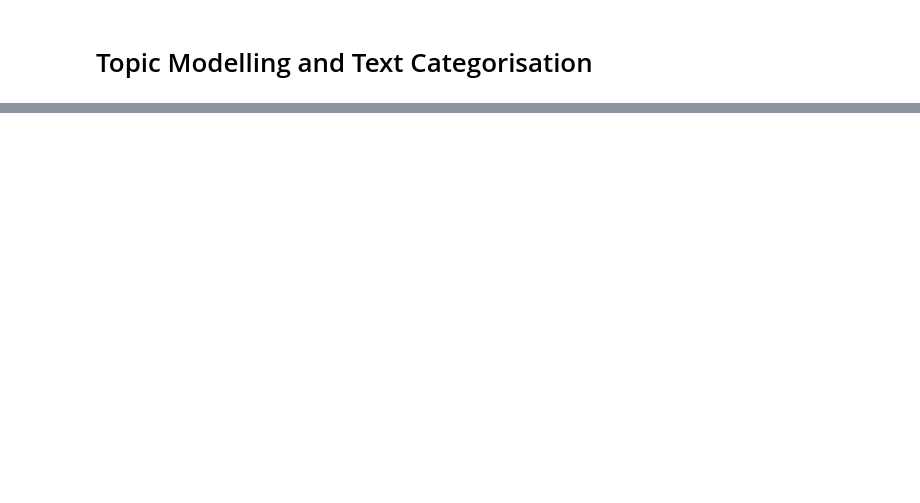
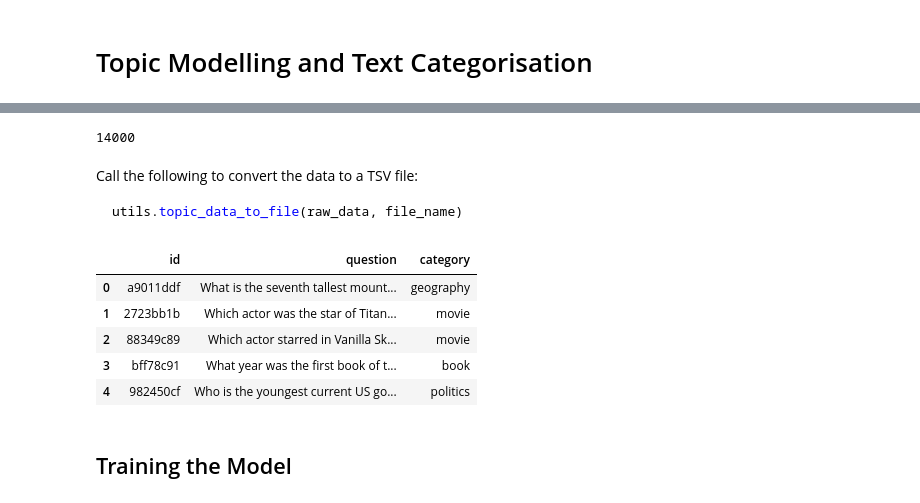
Before and after one commit to jkama4/project_text_mining, a Jupyter notebook: final_project_tm/topic.ipynb, the cells around one changed output, grey strips where cells are left out. Cells and saved outputs as stored; diff of their text form; code cells hidden in the pictures; blank space fills up the shorter version.

````diff
--- a/final_project_tm/topic.ipynb
+++ b/final_project_tm/topic.ipynb
@@ -44,0 +58,25 @@ for i in topic_data_raw:
+# %%
+english_langs
+# %% [output]
+14000
+# %%
+file_path = r"C:\Users\jayde\OneDrive\School\Text Mining for AI\project_text_mining\final_project_tm\data\train_data\topic-train.tsv"
+# %% [markdown]
+Call the following to convert the data to a TSV file:
+
+```python
+utils.topic_data_to_file(raw_data, file_name)
+```
+# %%
+df = pd.read_csv(file_path, sep="\t")
+# %%
+df.head()
+# %% [output]
+|  | id | question | category |
+| 0 | a9011ddf | What is the seventh tallest mount... | geography |
+| 1 | 2723bb1b | Which actor was the star of Titan... | movie |
+| 2 | 88349c89 | Which actor starred in Vanilla Sk... | movie |
+| 3 | bff78c91 | What year was the first book of t... | book |
+| 4 | 982450cf | Who is the youngest current US go... | politics |
+# %% [markdown]
+## Training the Model
````
Also changed, not shown: parts of 6 cells of this notebook, 5 other files.
